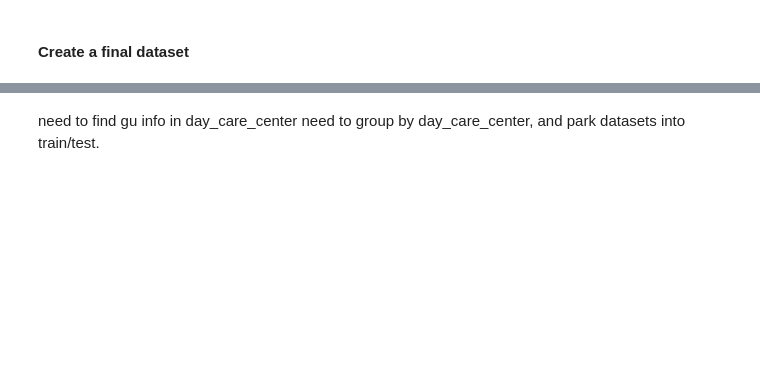
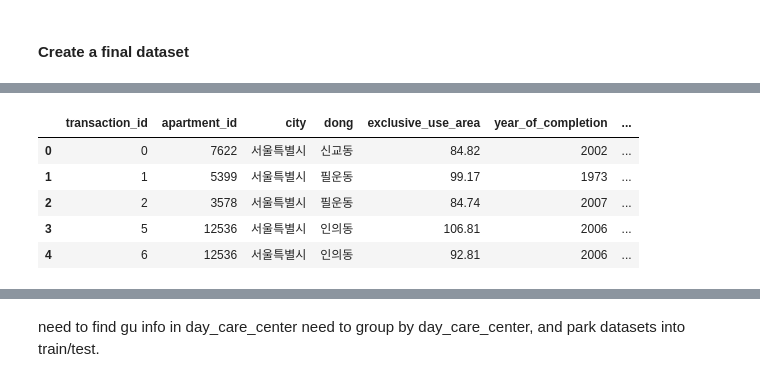
Before and after one commit to eastman-kim/Predict_Apartment_Makret_Price, a Jupyter notebook: Apt Real Price Prediction.ipynb, the cells around one changed output, grey strips where cells are left out. Cells and saved outputs as stored; diff of their text form; code cells hidden in the pictures; blank space fills up the shorter version.

```diff
--- a/Apt Real Price Prediction.ipynb
+++ b/Apt Real Price Prediction.ipynb
@@ -733,0 +810,3 @@ test = test.merge(day_care_df, 'left', on=['city','gu'])
+# %%
+train_park = train.merge(park_df, 'left')
+train_park.isnull().sum()
@@ -733,0 +834,11 @@ test = test.merge(day_care_df, 'left', on=['city','gu'])
+# %%
+#fill those NAs with median of nearby gu
+train_park.loc[train_park.gu=='기장군', 'total_park_cnt'] = train_park.loc[train_park.gu=='기장군'].fillna(train_park.loc[train_park.gu=='북구'].median())
+train_park.loc[train_park.gu=='기장군', 'avg_park_area'] = train_park.loc[train_park.gu=='기장군'].fillna(train_park.loc[train_park.gu=='북구'].median())
+
+train_park.loc[train_park.gu=='마포구', 'total_park_cnt'] = train_park.loc[train_park.gu=='마포구'].fillna(train_park.loc[train_park.gu=='서대문구'].median())
+train_park.loc[train_park.gu=='마포구', 'avg_park_area'] = train_park.loc[train_park.gu=='마포구'].fillna(train_park.loc[train_park.gu=='서대문구'].median())
+
+
+train_park.loc[train_park.gu=='성북구', 'total_park_cnt'] = train_park.loc[train_park.gu=='성북구'].fillna(train_park.loc[train_park.gu=='도봉구'].median())
+train_park.loc[train_park.gu=='성북구', 'avg_park_area'] = train_park.loc[train_park.gu=='성북구'].fillna(train_park.loc[train_park.gu=='도봉구'].median())
@@ -733,0 +863,3 @@ test = test.merge(day_care_df, 'left', on=['city','gu'])
+# %%
+train_park_day = train_park.merge(day_care_df, 'left')
+train_park_day.isnull().sum()
@@ -733,0 +888,6 @@ test = test.merge(day_care_df, 'left', on=['city','gu'])
+# %%
+#fill those NAs with median of nearby gu
+train_park_day.loc[train_park_day.gu=='동대문구', 'avg_baby_per_teacher'] = train_park_day.loc[train_park_day.gu=='동대문구'].fillna(train_park_day.loc[train_park_day.gu=='성동구'].median())
+train_park_day.loc[train_park_day.gu=='마포구', 'avg_baby_per_teacher'] = train_park_day.loc[train_park_day.gu=='마포구'].fillna(train_park_day.loc[train_park_day.gu=='서대문구'].median())
+train_park_day.loc[train_park_day.gu=='성북구', 'avg_baby_per_teacher'] = train_park_day.loc[train_park_day.gu=='성북구'].fillna(train_park_day.loc[train_park_day.gu=='도봉구'].median())
+train_park_day.loc[train_park_day.gu=='용산구', 'avg_baby_per_teacher'] = train_park_day.loc[train_park_day.gu=='용산구'].fillna(train_park_day.loc[train_park_day.gu=='동작구'].median())
@@ -733,0 +913,9 @@ test = test.merge(day_care_df, 'left', on=['city','gu'])
+# %%
+train_park_day.head()
+# %% [output]
+|  | transaction_id | apartment_id | city | dong | exclusive_use_area | year_of_completion | ... |
+| 0 | 0 | 7622 | 서울특별시 | 신교동 | 84.82 | 2002 | ... |
+| 1 | 1 | 5399 | 서울특별시 | 필운동 | 99.17 | 1973 | ... |
+| 2 | 2 | 3578 | 서울특별시 | 필운동 | 84.74 | 2007 | ... |
+| 3 | 5 | 12536 | 서울특별시 | 인의동 | 106.81 | 2006 | ... |
+| 4 | 6 | 12536 | 서울특별시 | 인의동 | 92.81 | 2006 | ... |
```
Also changed, not shown: parts of 38 cells of this notebook.
